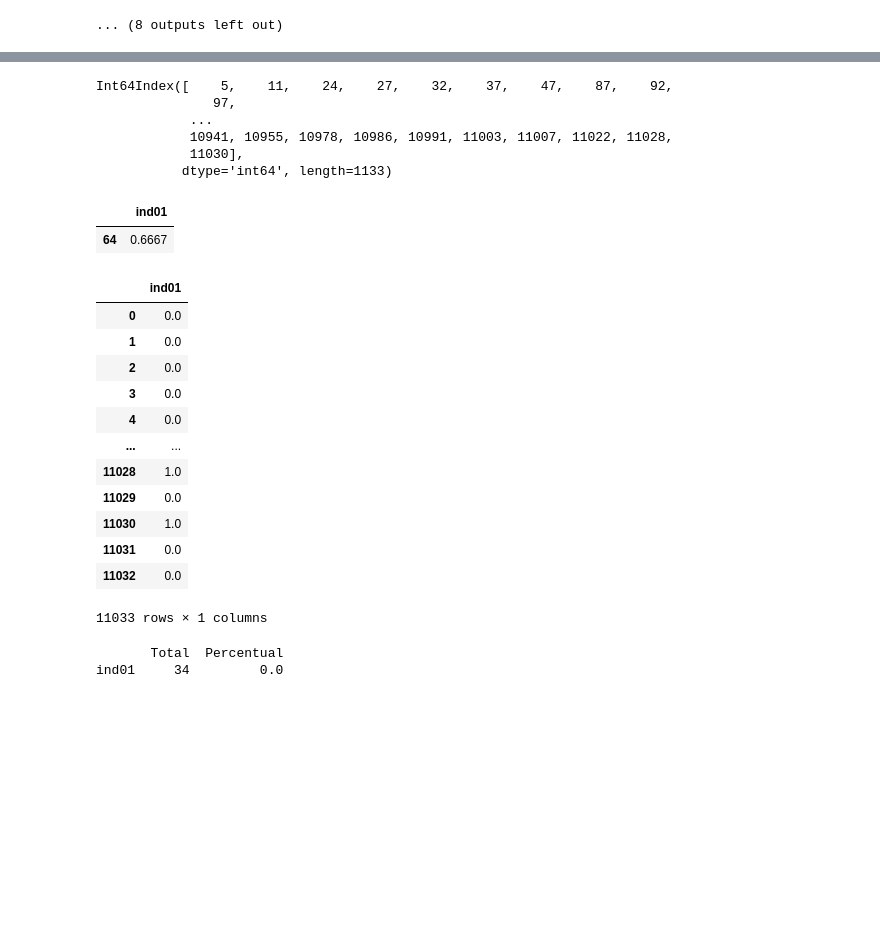
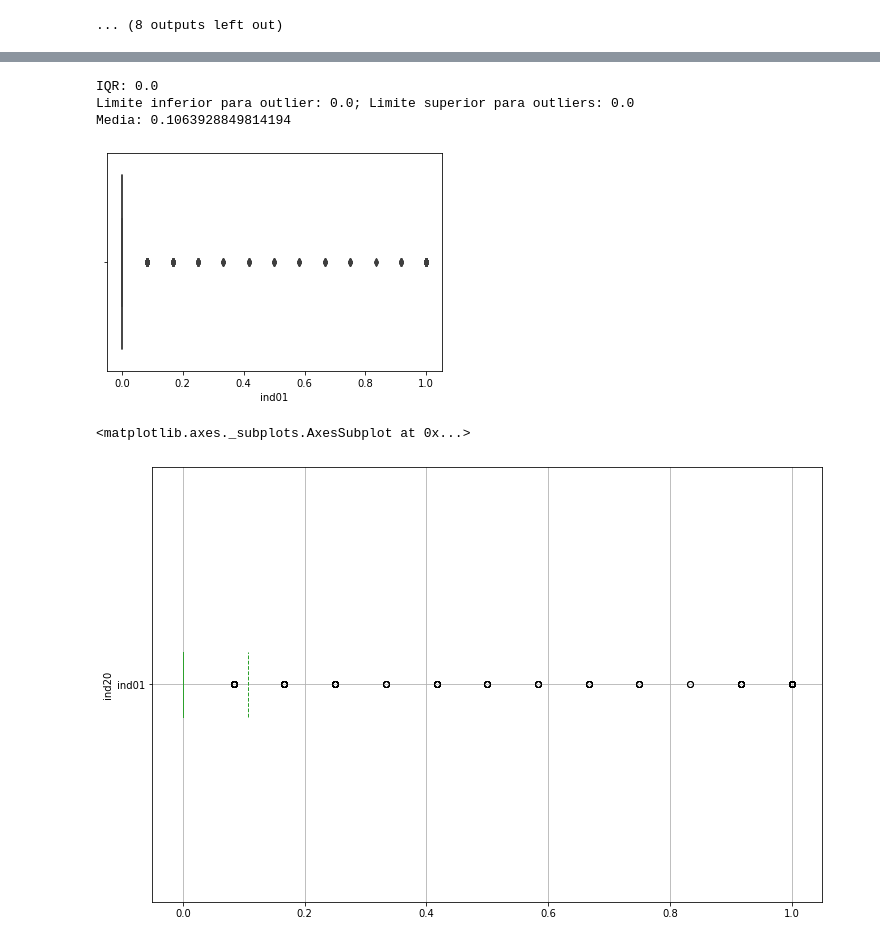
Before and after one commit to jjefferson2006/DSWP_JJ_altera, a Jupyter notebook: Notebooks/desafio_RFB.ipynb, the cells around one changed output, grey strips where cells are left out. Drawn from its saved outputs; the diff is of its cells as text; code cells hidden in the pictures; blank space fills up the shorter version.

```diff
--- a/Notebooks/desafio_RFB.ipynb
+++ b/Notebooks/desafio_RFB.ipynb
@@ -676,14 +650,0 @@ Int64Index([    0,     1,     2,     3,     4,     6,     7,     8,     9,
-# %%
-df_rec_trei[df_rec_trei['ind01']== 1].index
-# %% [output]
-Int64Index([    5,    11,    24,    27,    32,    37,    47,    87,    92,
-               97,
-            ...
-            10941, 10955, 10978, 10986, 10991, 11003, 11007, 11022, 11028,
-            11030],
-           dtype='int64', length=1133)
-# %%
-df_rec_trei[['ind01']].iloc[64:65,]
-# %% [output]
-|  | ind01 |
-| 64 | 0.6667 |
@@ -692,21 +651,14 @@ df1 = df_rec_trei[['ind01']]
-# %%
-df1
-# %% [output]
-|  | ind01 |
-| 0 | 0.0 |
-| 1 | 0.0 |
-| 2 | 0.0 |
-| 3 | 0.0 |
-| 4 | 0.0 |
-| ... | ... |
-| 11028 | 1.0 |
-| 11029 | 0.0 |
-| 11030 | 1.0 |
-| 11031 | 0.0 |
-| 11032 | 0.0 |
-11033 rows × 1 columns
-# %%
-mostra_missing_value(df1)
-# %% [output]
-       Total  Percentual
-ind01     34         0.0
+# %%
+'''df_rec_trei, limite_superior_outliers = trata_outliers(df=df_rec_trei, coluna='ind01')'''
+# %% [output]
+IQR: 0.0
+Limite inferior para outlier: 0.0; Limite superior para outliers: 0.0
+Media: 0.1063928849814194
+[figure, added]
+# %%
+'''#ANTES DE TRATAR missing
+#outliers dos ind01 a ind20
+df3[['ind01']].plot(kind = 'box',showmeans = True, meanline = True, grid = True, figsize = (12,8),vert = False, ylabel = d)
+# %% [output]
+<matplotlib.axes._subplots.AxesSubplot at 0x...>
+[figure, added]
```
Also changed, not shown: parts of 45 cells of this notebook.
